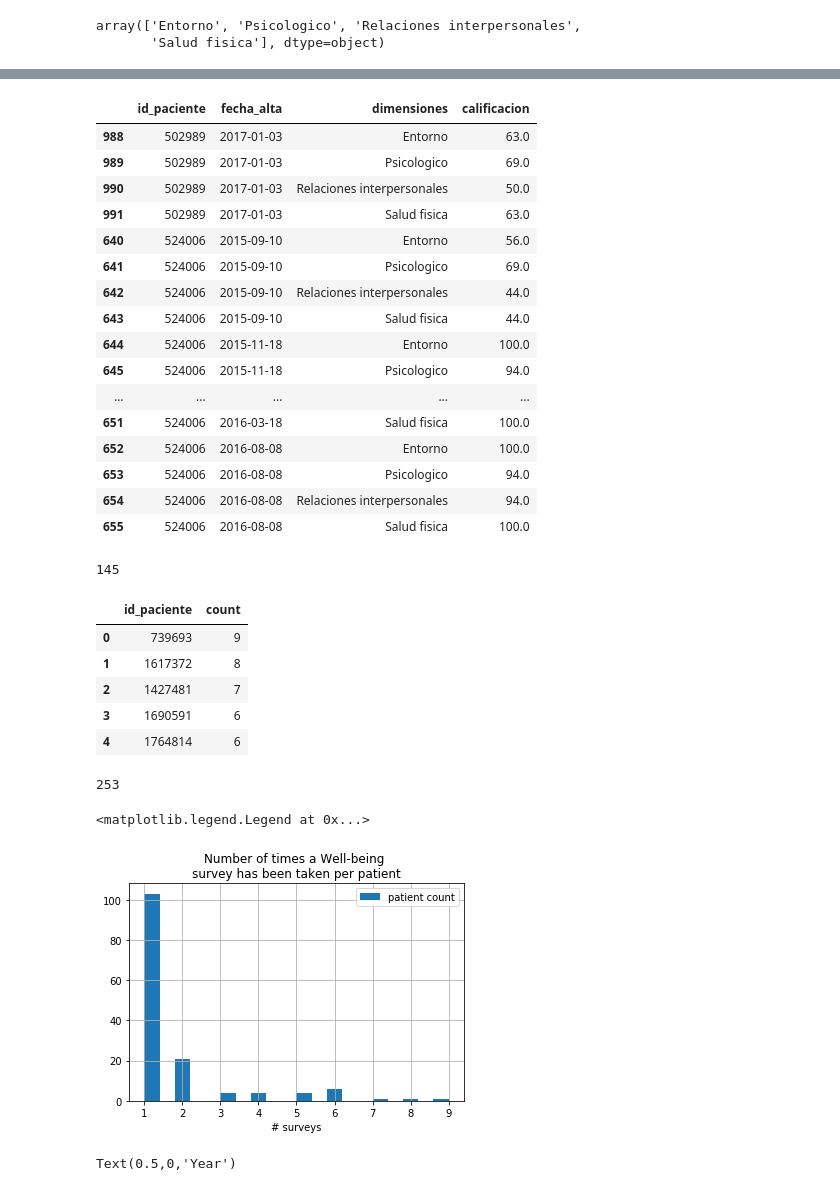
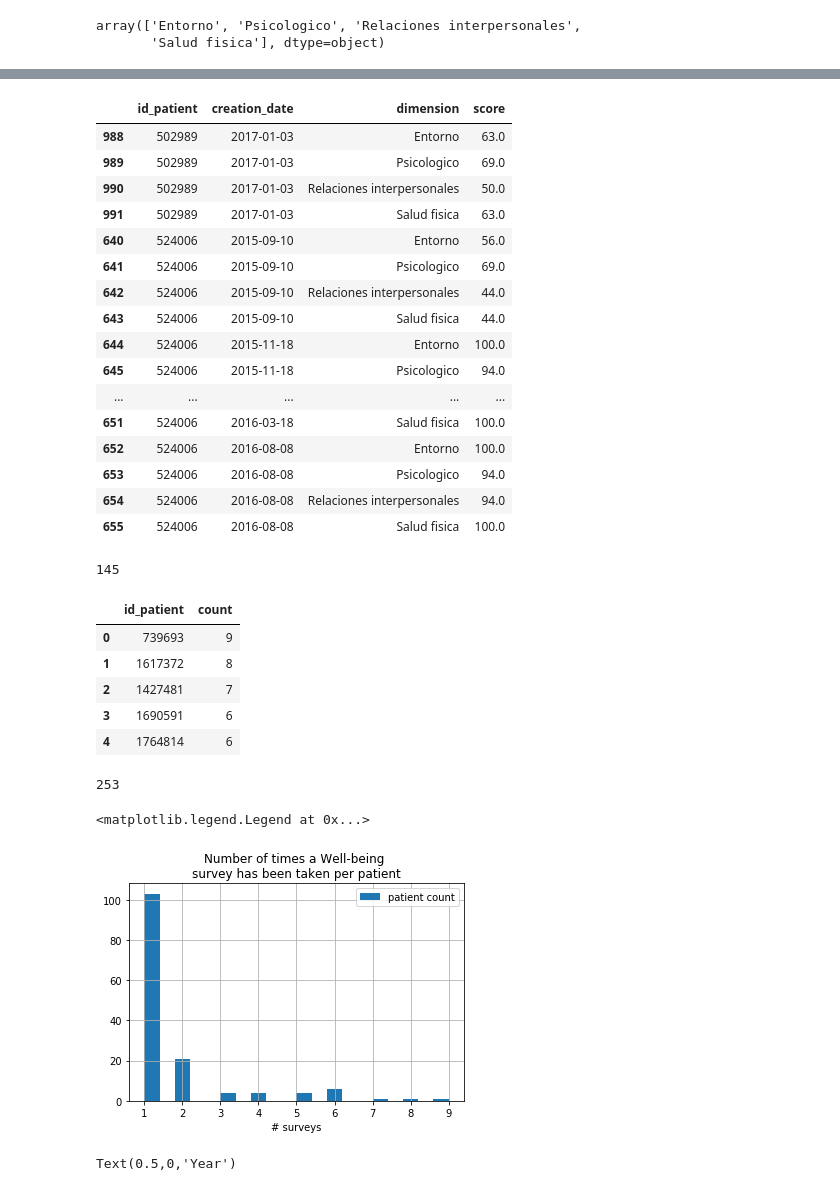
Before and after one commit to DS4A-T22/exploratory_data_analysis, a Jupyter notebook: EDA-Well-Being Index.ipynb, the cells around one changed output, grey strips where cells are left out. Cells and saved outputs as stored; diff of their text form; code cells hidden in the pictures.

```diff
--- a/EDA-Well-Being Index.ipynb
+++ b/EDA-Well-Being Index.ipynb
@@ -45,9 +45,10 @@ life_quality.head()
 # %%
 life_quality.columns = [col.lower() for col in life_quality.columns]
 life_quality.rename(columns={
-    'identificacion': 'id_paciente',
-    'fe_alta': 'fecha_alta',
-    '0_100': 'calificacion'
+    'identificacion': 'id_patient',
+    'fe_alta': 'creation_date',
+    'dimensiones': 'dimension',
+    '0_100': 'score'
 }, inplace=True)
 life_quality.head()
 # %% [output]
@@ -63,7 +64,7 @@ life_quality['dimensiones'].unique()
 array(['Entorno', 'Psicologico', 'Relaciones interpersonales',
        'Salud fisica'], dtype=object)
 # %%
-life_quality['dimensiones'] = life_quality['dimensiones'].astype('category')
+life_quality['dimension'] = life_quality['dimension'].astype('category')
 # %%
 life_quality.info()
 # %% [output]
@@ -138,7 +139,7 @@ plt.tight_layout()
 # %%
-life_quality.sort_values(by=['id_paciente', 'fecha_alta']).head(20)
+life_quality.sort_values(by=['id_patient', 'creation_date']).head(20)
 # %% [output]
-|  | id_paciente | fecha_alta | dimensiones | calificacion |
+|  | id_patient | creation_date | dimension | score |
 | 988 | 502989 | 2017-01-03 | Entorno | 63.0 |
 | 989 | 502989 | 2017-01-03 | Psicologico | 69.0 |
 | 990 | 502989 | 2017-01-03 | Relaciones interpersonales | 50.0 |
@@ -160,7 +161,7 @@ len(life_quality['id_paciente'].unique())
 # %% [output]
 145
 # %%
-num_surveys_per_patient = life_quality[life_quality['dimensiones']=='Entorno'].groupby('id_paciente').size().sort_values(ascending=False).reset_index(name='count')
+num_surveys_per_patient = life_quality[life_quality['dimension']=='Entorno'].groupby('id_patient').size().sort_values(ascending=False).reset_index(name='count')
 display(num_surveys_per_patient.head())
 print(sum(num_surveys_per_patient['count']))
 num_surveys_per_patient.hist('count', bins=20)
@@ -168,7 +169,7 @@ plt.xlabel('# surveys')
 plt.title('Number of times a Well-being \nsurvey has been taken per patient')
 plt.legend(['patient count'])
 # %% [output]
-|  | id_paciente | count |
+|  | id_patient | count |
 | 0 | 739693 | 9 |
 | 1 | 1617372 | 8 |
 | 2 | 1427481 | 7 |
```
Also changed, not shown: parts of 12 cells of this notebook, 6 other files.
